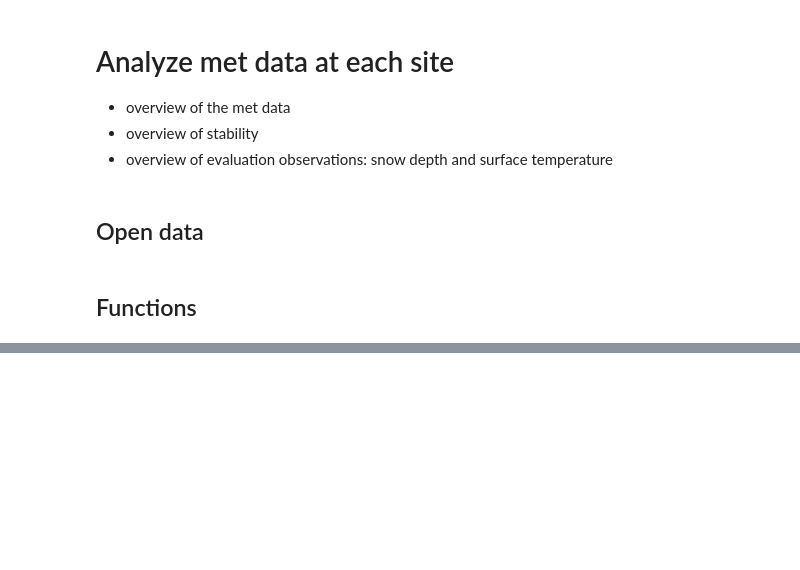
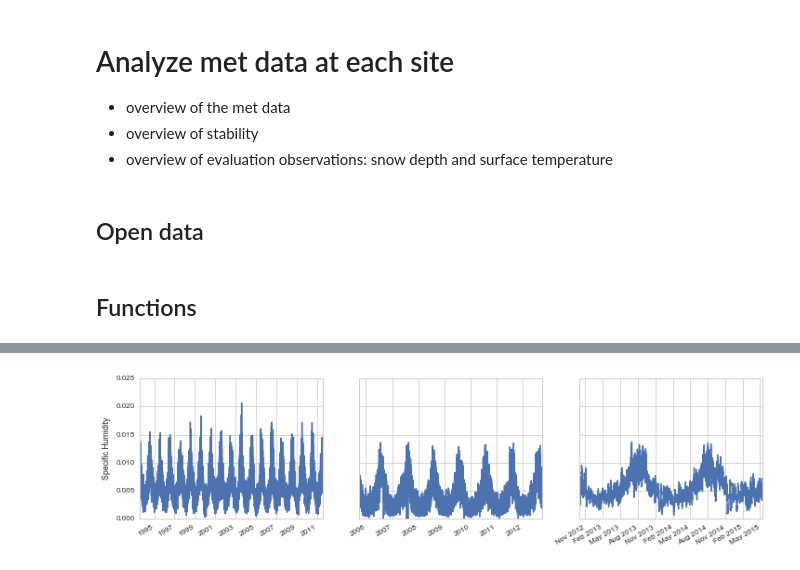
Before and after one commit to klapo/ModTsfc, a Jupyter notebook: ModTsfc.MetDataOverview.ipynb, the cells around one changed output, grey strips where cells are left out. Drawn from its saved outputs; the diff is of its cells as text; code cells hidden in the pictures; blank space fills up the shorter version.

```diff
--- a/ModTsfc.MetDataOverview.ipynb
+++ b/ModTsfc.MetDataOverview.ipynb
@@ -237,0 +249,15 @@ for n, site in enumerate(met):
+# %%
+fig, axes = plt.subplots(1, 3, figsize=(12, 3), sharey=True)
+ax = axes[0]
+ax.plot(CDP.time, CDP.QS)
+ax.set_ylabel('Specific Humidity')
+
+ax = axes[1]
+ax.plot(SWA.time, SWA.QS)
+
+ax = axes[2]
+ax.plot(SNQ.time, SNQ.QS)
+
+fig.autofmt_xdate()
+# %% [output]
+[figure, added]
```
Also changed, not shown: parts of 8 cells of this notebook, 6 other files.
